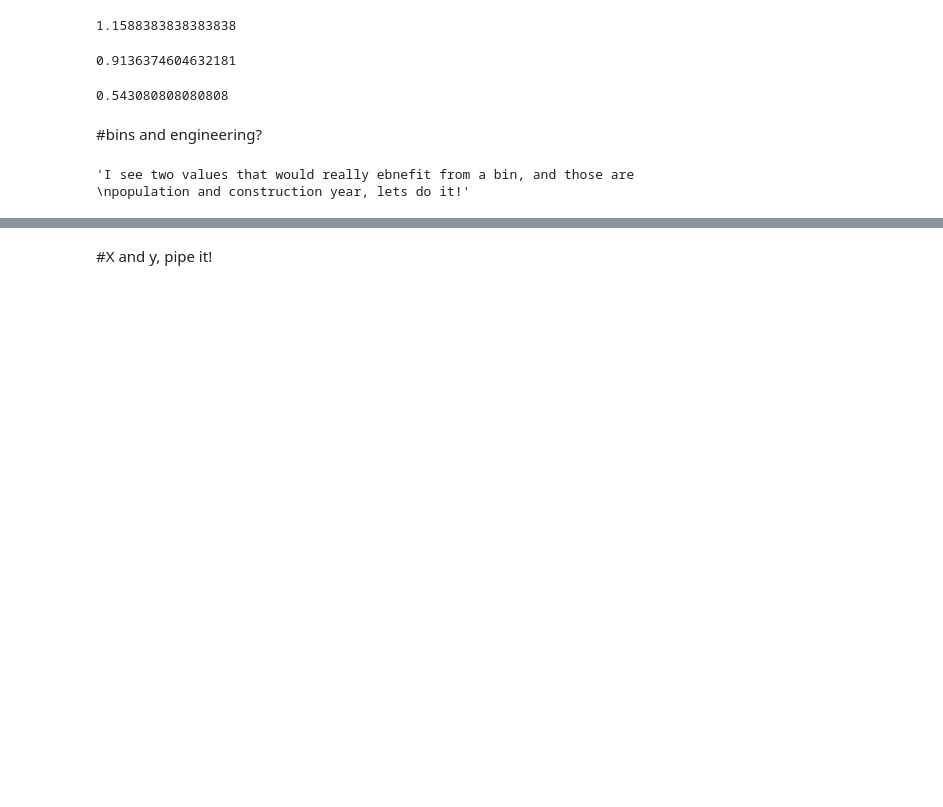
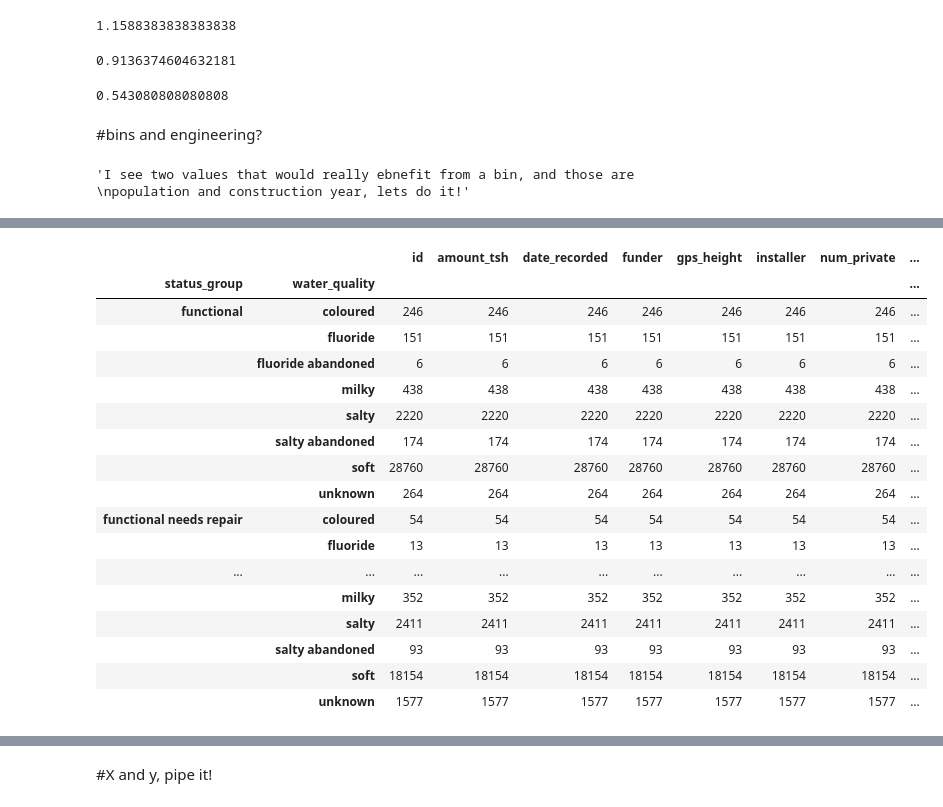
Before and after one commit to veritaem/Project2, a Jupyter notebook: Kaggle_proj.ipynb, the cells around one changed output, grey strips where cells are left out. Drawn from its saved outputs; the diff is of its cells as text; code cells hidden in the pictures; blank space fills up the shorter version.

```diff
--- a/Kaggle_proj.ipynb
+++ b/Kaggle_proj.ipynb
@@ -164,0 +274,21 @@ df2['pop'] = pd.cut(df2['population'], bins = pop_bins, labels = pop_labels)
+# %%
+df2.groupby(['status_group', 'water_quality']).count()
+# %% [output]
+|  |  | id | amount_tsh | date_recorded | funder | gps_height | installer | num_private | ... |
+| status_group | water_quality |  |  |  |  |  |  |  | ... |
+| functional | coloured | 246 | 246 | 246 | 246 | 246 | 246 | 246 | ... |
+|  | fluoride | 151 | 151 | 151 | 151 | 151 | 151 | 151 | ... |
+|  | fluoride abandoned | 6 | 6 | 6 | 6 | 6 | 6 | 6 | ... |
+|  | milky | 438 | 438 | 438 | 438 | 438 | 438 | 438 | ... |
+|  | salty | 2220 | 2220 | 2220 | 2220 | 2220 | 2220 | 2220 | ... |
+|  | salty abandoned | 174 | 174 | 174 | 174 | 174 | 174 | 174 | ... |
+|  | soft | 28760 | 28760 | 28760 | 28760 | 28760 | 28760 | 28760 | ... |
+|  | unknown | 264 | 264 | 264 | 264 | 264 | 264 | 264 | ... |
+| functional needs repair | coloured | 54 | 54 | 54 | 54 | 54 | 54 | 54 | ... |
+|  | fluoride | 13 | 13 | 13 | 13 | 13 | 13 | 13 | ... |
+| ... | ... | ... | ... | ... | ... | ... | ... | ... | ... |
+|  | milky | 352 | 352 | 352 | 352 | 352 | 352 | 352 | ... |
+|  | salty | 2411 | 2411 | 2411 | 2411 | 2411 | 2411 | 2411 | ... |
+|  | salty abandoned | 93 | 93 | 93 | 93 | 93 | 93 | 93 | ... |
+|  | soft | 18154 | 18154 | 18154 | 18154 | 18154 | 18154 | 18154 | ... |
+|  | unknown | 1577 | 1577 | 1577 | 1577 | 1577 | 1577 | 1577 | ... |
```
Also changed, not shown: parts of 33 cells of this notebook.
